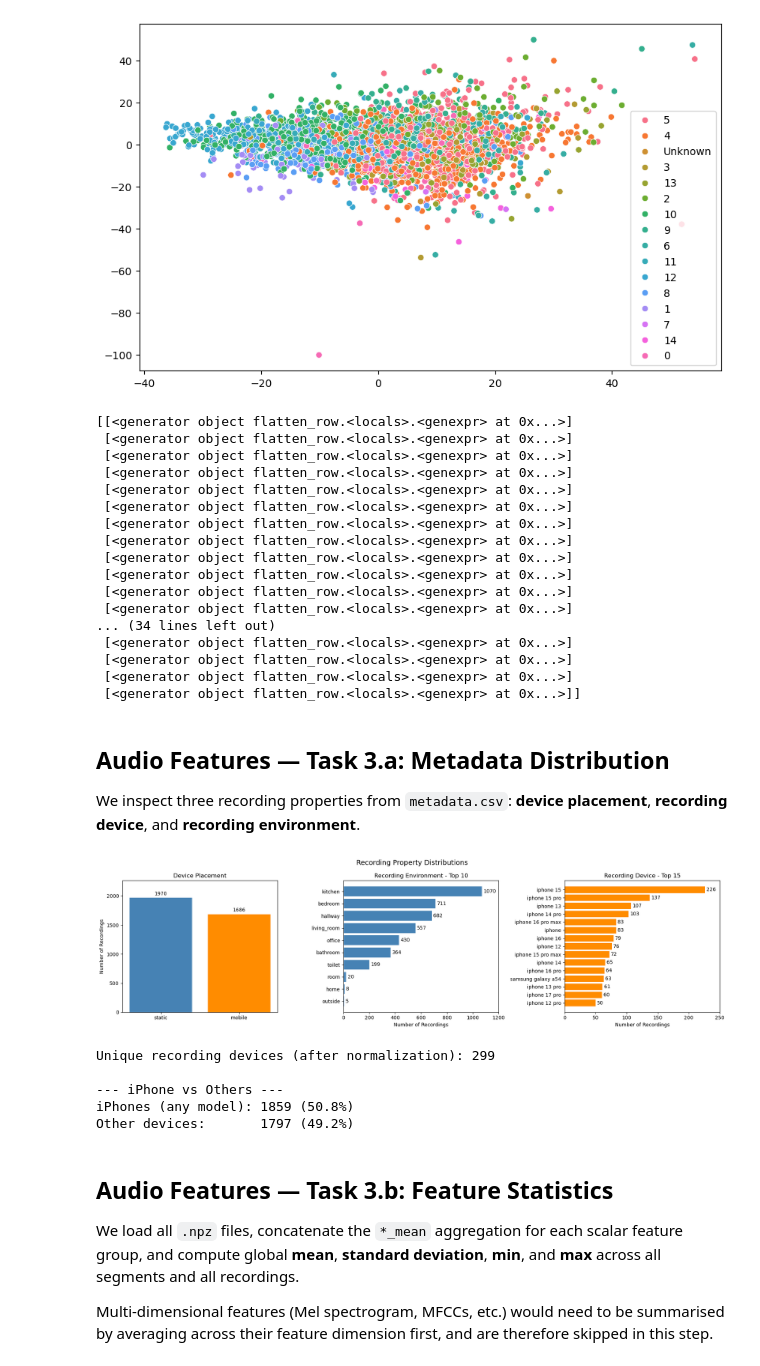
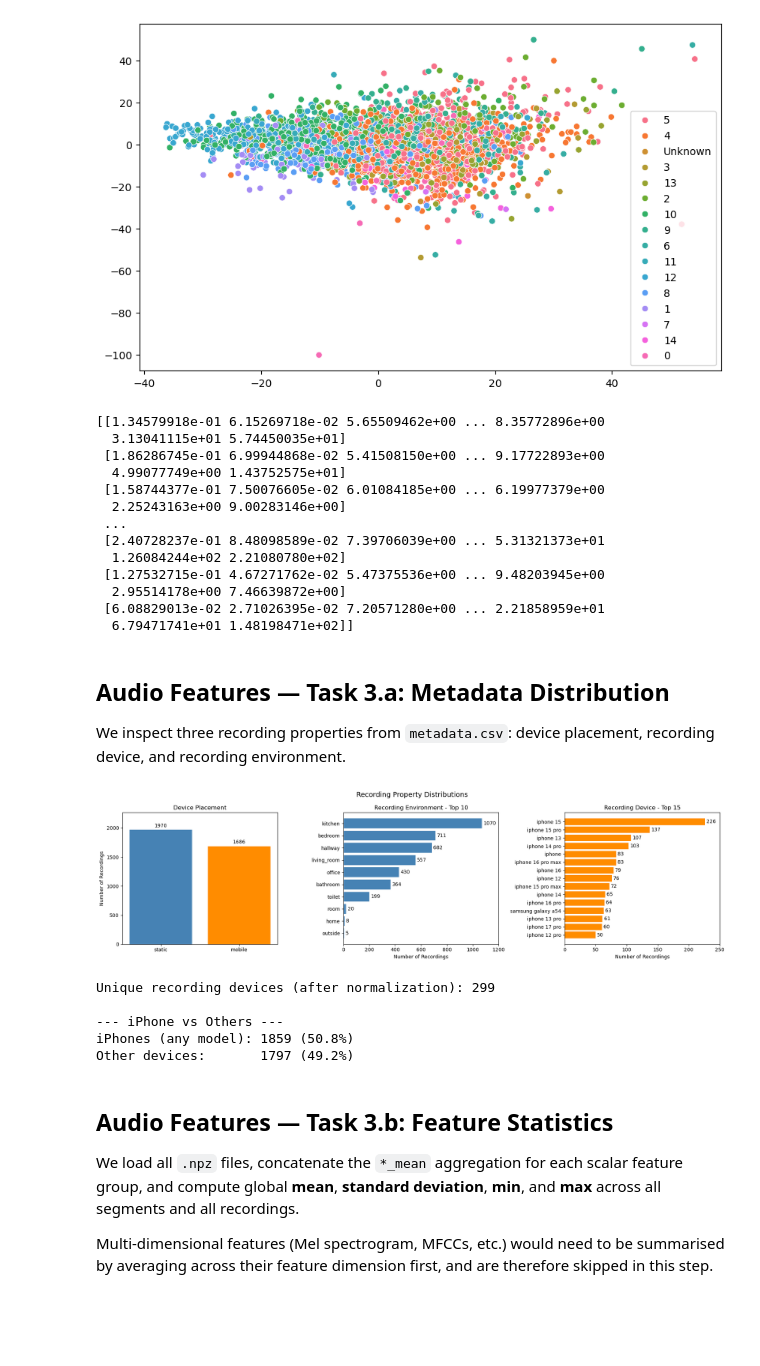
Before and after one commit to LaurinSiebert/mlpc_project, a Jupyter notebook: notebooks/01_data_exploration.ipynb, the cells around one changed output. Saved outputs shown, nothing was run; the diff lists cells and outputs as text; code cells hidden in the pictures; blank space fills up the shorter version.

Commit message:
updated code for task 3

```diff
--- a/notebooks/01_data_exploration.ipynb
+++ b/notebooks/01_data_exploration.ipynb
@@ -40,7 +40,7 @@ import numpy as np
 import pandas as pd
 import matplotlib.pyplot as plt
 
-PATH_TO_DATASET = '/Users/sebastian/Documents/01 Studium/4. Semester/Machine Learning and Pattern Classification/Task 3/MLPC2026_dataset_development'
+PATH_TO_DATASET = os.path.join("..", "data", "MLPC2026_dataset_development")
 
 assert os.path.exists(PATH_TO_DATASET), "The dataset folder 'MLPC2026_dataset' does not exist; download the data set and extract its content."
 assert os.path.exists(os.path.join(PATH_TO_DATASET, 'annotations.csv')), "The file 'MLPC2026_dataset/annotations.csv' does not exist."
@@ -972,28 +972,23 @@ print(X_flat[:50])
 #scaler = StandardScaler()
 #X_scaled = scaler.fit_transform(X_flat)
 # %% [output]
-[[<generator object flatten_row.<locals>.<genexpr> at 0x...>]
- [<generator object flatten_row.<locals>.<genexpr> at 0x...>]
- [<generator object flatten_row.<locals>.<genexpr> at 0x...>]
- [<generator object flatten_row.<locals>.<genexpr> at 0x...>]
- [<generator object flatten_row.<locals>.<genexpr> at 0x...>]
- [<generator object flatten_row.<locals>.<genexpr> at 0x...>]
- [<generator object flatten_row.<locals>.<genexpr> at 0x...>]
- [<generator object flatten_row.<locals>.<genexpr> at 0x...>]
- [<generator object flatten_row.<locals>.<genexpr> at 0x...>]
- [<generator object flatten_row.<locals>.<genexpr> at 0x...>]
- [<generator object flatten_row.<locals>.<genexpr> at 0x...>]
- [<generator object flatten_row.<locals>.<genexpr> at 0x...>]
-... (34 lines left out)
- [<generator object flatten_row.<locals>.<genexpr> at 0x...>]
- [<generator object flatten_row.<locals>.<genexpr> at 0x...>]
- [<generator object flatten_row.<locals>.<genexpr> at 0x...>]
- [<generator object flatten_row.<locals>.<genexpr> at 0x...>]]
+[[1.34579918e-01 6.15269718e-02 5.65509462e+00 ... 8.35772896e+00
+  3.13041115e+01 5.74450035e+01]
+ [1.86286745e-01 6.99944868e-02 5.41508150e+00 ... 9.17722893e+00
+  4.99077749e+00 1.43752575e+01]
+ [1.58744377e-01 7.50076605e-02 6.01084185e+00 ... 6.19977379e+00
+  2.25243163e+00 9.00283146e+00]
+ ...
+ [2.40728237e-01 8.48098589e-02 7.39706039e+00 ... 5.31321373e+01
+  1.26084244e+02 2.21080780e+02]
+ [1.27532715e-01 4.67271762e-02 5.47375536e+00 ... 9.48203945e+00
+  2.95514178e+00 7.46639872e+00]
+ [6.08829013e-02 2.71026395e-02 7.20571280e+00 ... 2.21858959e+01
+  6.79471741e+01 1.48198471e+02]]
 # %% [markdown]
 ## Audio Features — Task 3.a: Metadata Distribution
 
-We inspect three recording properties from `metadata.csv`:
-**device placement**, **recording device**, and **recording environment**.
+We inspect three recording properties from `metadata.csv`: device placement, recording device, and recording environment.
 # %%
 metadata = pd.read_csv(os.path.join(PATH_TO_DATASET, "metadata.csv"))
 
@@ -1011,48 +1006,55 @@ ax.set_ylim(0, placement_counts.max() * 1.15)
 
 # recording environment (top 10)
 ax = axes[1]
-# Flatten multi-room entries to single room labels
-env_series = metadata["recording_environment"].dropna()
-all_envs = env_series.str.split(";").explode().str.strip()
-env_counts = all_envs.value_counts().head(10)
-bars = ax.barh(env_counts.index[::-1], env_counts.values[::-1], color="steelblue")
+
+# prepare data for plotting
+env_counts = (
+    metadata["recording_environment"]
+    .dropna()
+    .str.split(";")
+    .explode()
+    .str.strip()
+    .value_counts()
+    .head(10)
+    .sort_values() # sort ascending
+)
+
+# plot bars
+bars = ax.barh(env_counts.index, env_counts.values, color="steelblue")
 ax.bar_label(bars, fmt="%d", padding=3)
 ax.set_title("Recording Environment - Top 10")
 ax.set_xlabel("Number of Recordings")
 ax.set_xlim(0, 1200)
 
 # recording device (top 15)
 ax = axes[2]
-# normalize device names - strip whitespace, lowercase for grouping
-device_norm = (
-    metadata["recording_device"]
-    .str.strip()
-    .str.lower()
-)
-device_counts = device_norm.value_counts().head(15)
-bars = ax.barh(device_counts.index[::-1], device_counts.values[::-1], color="darkorange")
+
+device_norm = metadata["recording_device"].str.strip().str.lower() # normalize device names - strip whitespace, lowercase for grouping
+device_counts = device_norm.value_counts().head(15).sort_values() # sort ascending for horizontal bar plot
+
+bars = ax.barh(device_counts.index, device_counts.values, color="darkorange")
 ax.bar_label(bars, fmt="%d", padding=3)
 ax.set_title("Recording Device - Top 15")
 ax.set_xlabel("Number of Recordings")
 ax.set_xlim(0, 250)
 
 plt.tight_layout()
 plt.savefig("metadata_distribution.png", dpi=300, bbox_inches="tight") # save high-res version for report
 plt.show()
 
 print(f"\nUnique recording devices (after normalization): {device_norm.nunique()}")
 
 # calculate iPhone percentage
 iphone_mask = device_norm.str.contains("iphone", na=False)
 iphone_count = iphone_mask.sum()
 total_devices = len(device_norm)
 iphone_pct = (iphone_count / total_devices) * 100
 
 print(f"\n--- iPhone vs Others ---")
 print(f"iPhones (any model): {iphone_count} ({iphone_pct:.1f}%)")
 print(f"Other devices:       {total_devices - iphone_count} ({100 - iphone_pct:.1f}%)")
 # %% [output]
-[figure, old version]
+[figure, new version]
 Unique recording devices (after normalization): 299
 
 --- iPhone vs Others ---
```
Also changed, not shown: parts of 4 cells of this notebook.
